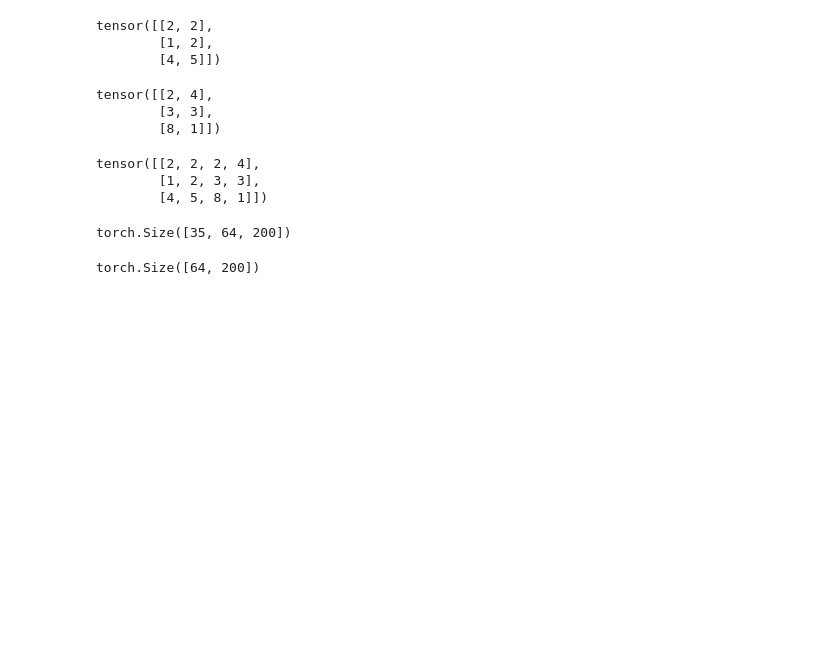
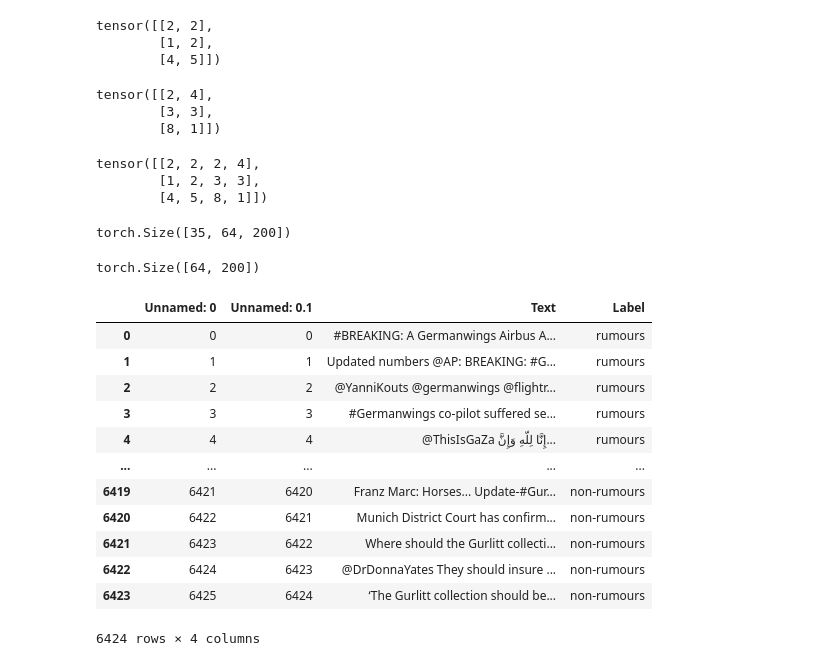
Before and after one commit to andr2w/Malicious-Attack, a Jupyter notebook: TextFooler/test.ipynb, the cells around one changed output. Drawn from its saved outputs; the diff is of its cells as text; code cells hidden in the pictures; blank space fills up the shorter version.

```diff
--- a/TextFooler/test.ipynb
+++ b/TextFooler/test.ipynb
@@ -321,3 +359,23 @@ torch.Size([35, 64, 200])
 y_hat[0].shape
 # %% [output]
 torch.Size([64, 200])
+# %%
+import pandas as pd
+
+df = pd.read_csv('Pheme.csv')
+# %%
+df
+# %% [output]
+|  | Unnamed: 0 | Unnamed: 0.1 | Text | Label |
+| 0 | 0 | 0 | #BREAKING: A Germanwings Airbus A... | rumours |
+| 1 | 1 | 1 | Updated numbers @AP: BREAKING: #G... | rumours |
+| 2 | 2 | 2 | @YanniKouts @germanwings @flightr... | rumours |
+| 3 | 3 | 3 | #Germanwings co-pilot suffered se... | rumours |
+| 4 | 4 | 4 | @ThisIsGaZa إِنَّا لِلّهِ وَإِنَّ... | rumours |
+| ... | ... | ... | ... | ... |
+| 6419 | 6421 | 6420 | Franz Marc: Horses... Update-#Gur... | non-rumours |
+| 6420 | 6422 | 6421 | Munich District Court has confirm... | non-rumours |
+| 6421 | 6423 | 6422 | Where should the Gurlitt collecti... | non-rumours |
+| 6422 | 6424 | 6423 | @DrDonnaYates They should insure ... | non-rumours |
+| 6423 | 6425 | 6424 | ‘The Gurlitt collection should be... | non-rumours |
+6424 rows × 4 columns
```
Also changed, not shown: parts of 8 cells of this notebook, 9 other files.
